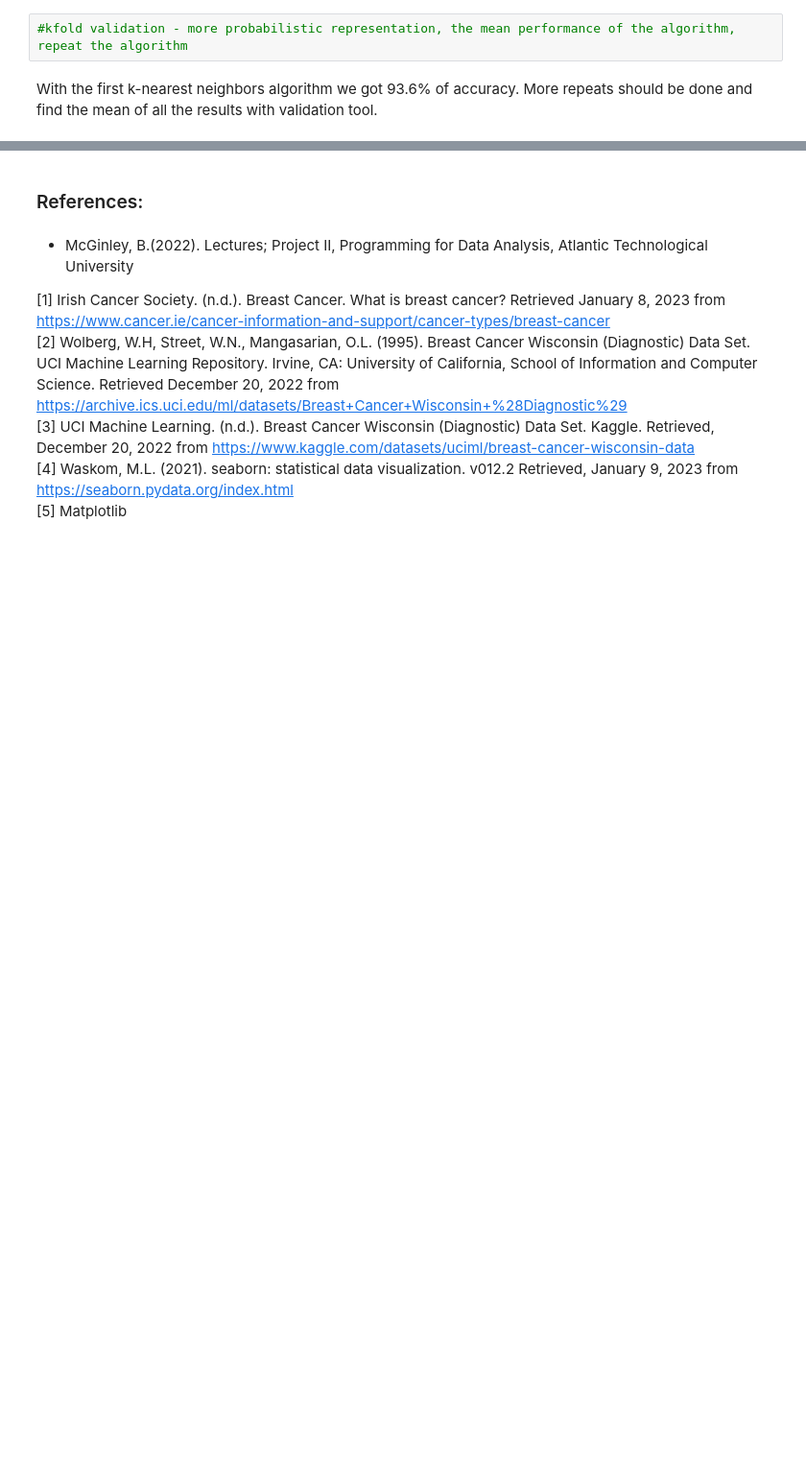
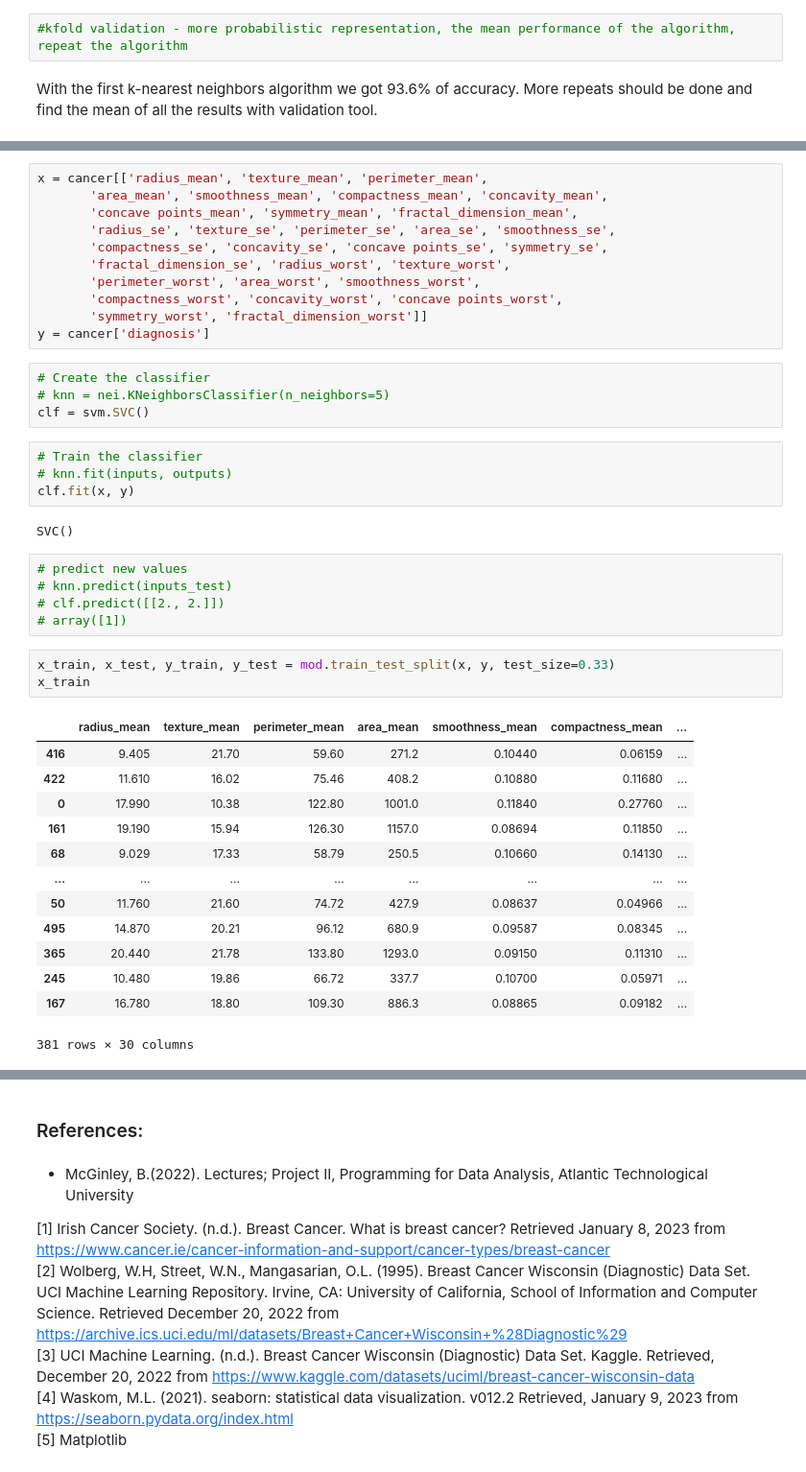
Before and after one commit to Tanja888/PfDA-Project2, a Jupyter notebook: Wisconsin-Breast-Cancer-analysis.ipynb, the cells around one changed output, grey strips where cells are left out. Shown: that part at 96% size. Saved outputs shown, nothing was run; the diff lists cells and outputs as text; blank space fills up the shorter version.

```diff
--- a/Wisconsin-Breast-Cancer-analysis.ipynb
+++ b/Wisconsin-Breast-Cancer-analysis.ipynb
@@ -374,0 +392,43 @@ With the first k-nearest neighbors algorithm we got 93.6% of accuracy. More repe
+# %%
+x = cancer[['radius_mean', 'texture_mean', 'perimeter_mean',
+       'area_mean', 'smoothness_mean', 'compactness_mean', 'concavity_mean',
+       'concave points_mean', 'symmetry_mean', 'fractal_dimension_mean',
+       'radius_se', 'texture_se', 'perimeter_se', 'area_se', 'smoothness_se',
+       'compactness_se', 'concavity_se', 'concave points_se', 'symmetry_se',
+       'fractal_dimension_se', 'radius_worst', 'texture_worst',
+       'perimeter_worst', 'area_worst', 'smoothness_worst',
+       'compactness_worst', 'concavity_worst', 'concave points_worst',
+       'symmetry_worst', 'fractal_dimension_worst']]
+y = cancer['diagnosis']
+# %%
+# Create the classifier
+# knn = nei.KNeighborsClassifier(n_neighbors=5)
+clf = svm.SVC()
+# %%
+# Train the classifier
+# knn.fit(inputs, outputs)
+clf.fit(x, y)
+# %% [output]
+SVC()
+# %%
+# predict new values
+# knn.predict(inputs_test)
+# clf.predict([[2., 2.]])
+# array([1])
+# %%
+x_train, x_test, y_train, y_test = mod.train_test_split(x, y, test_size=0.33)
+x_train
+# %% [output]
+|  | radius_mean | texture_mean | perimeter_mean | area_mean | smoothness_mean | compactness_mean | ... |
+| 416 | 9.405 | 21.70 | 59.60 | 271.2 | 0.10440 | 0.06159 | ... |
+| 422 | 11.610 | 16.02 | 75.46 | 408.2 | 0.10880 | 0.11680 | ... |
+| 0 | 17.990 | 10.38 | 122.80 | 1001.0 | 0.11840 | 0.27760 | ... |
+| 161 | 19.190 | 15.94 | 126.30 | 1157.0 | 0.08694 | 0.11850 | ... |
+| 68 | 9.029 | 17.33 | 58.79 | 250.5 | 0.10660 | 0.14130 | ... |
+| ... | ... | ... | ... | ... | ... | ... | ... |
+| 50 | 11.760 | 21.60 | 74.72 | 427.9 | 0.08637 | 0.04966 | ... |
+| 495 | 14.870 | 20.21 | 96.12 | 680.9 | 0.09587 | 0.08345 | ... |
+| 365 | 20.440 | 21.78 | 133.80 | 1293.0 | 0.09150 | 0.11310 | ... |
+| 245 | 10.480 | 19.86 | 66.72 | 337.7 | 0.10700 | 0.05971 | ... |
+| 167 | 16.780 | 18.80 | 109.30 | 886.3 | 0.08865 | 0.09182 | ... |
+381 rows × 30 columns
```
Also changed, not shown: parts of 16 cells of this notebook.
